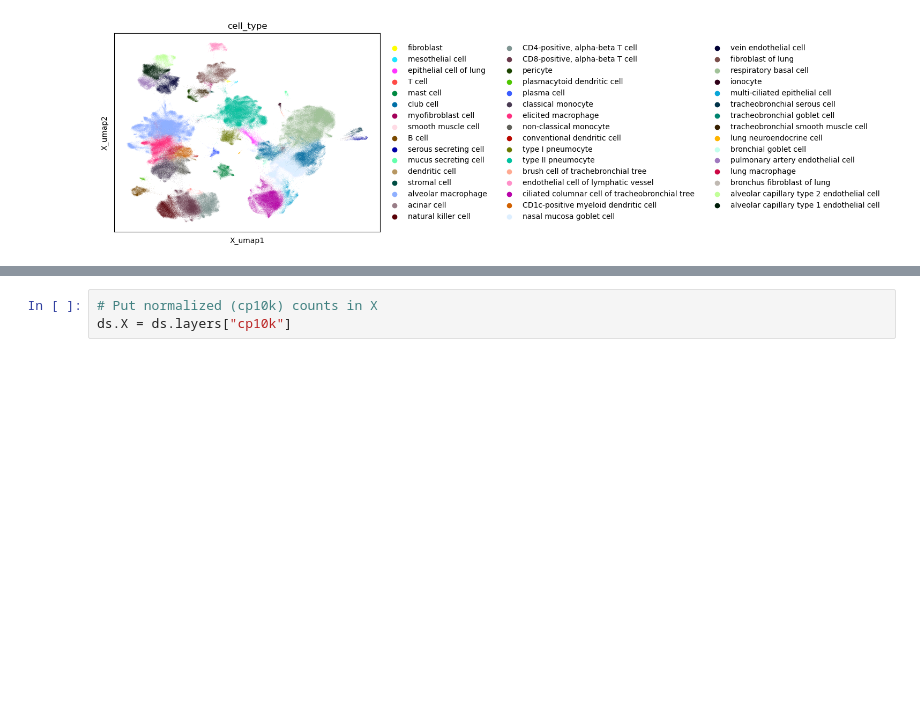
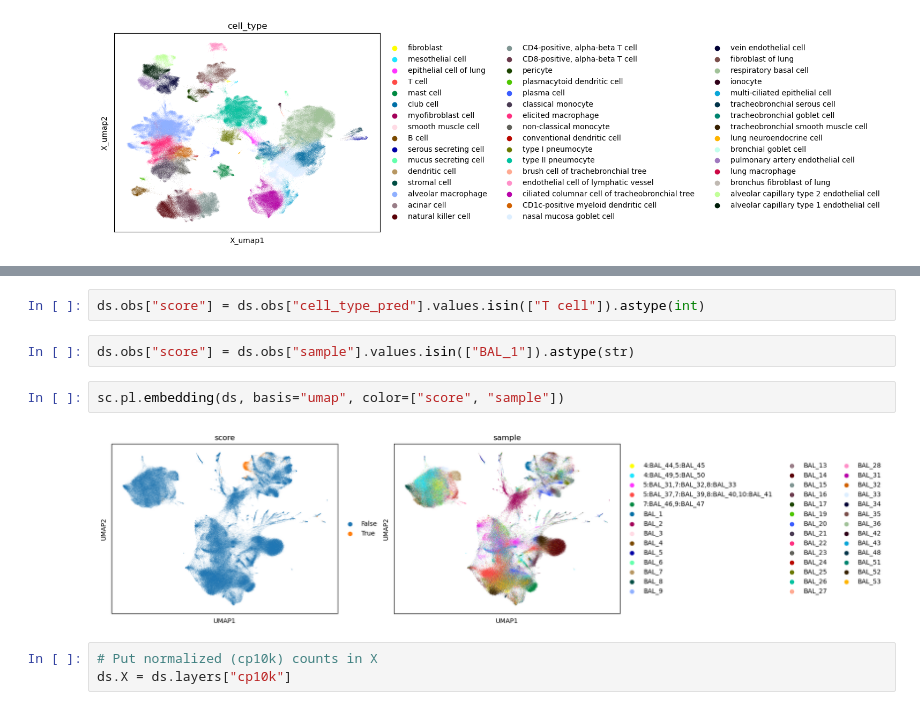
Before and after one commit to saliba-lab/covid19-bal-atlas-integration, a Jupyter notebook: bin/EDA.ipynb, the cells around one changed output, grey strips where cells are left out. Cells and saved outputs as stored; diff of their text form; blank space fills up the shorter version.

```diff
--- a/bin/EDA.ipynb
+++ b/bin/EDA.ipynb
@@ -32,3 +56,11 @@ sc.tl.umap(ds)
+# %%
+ds.obs["score"] = ds.obs["cell_type_pred"].values.isin(["T cell"]).astype(int)
+# %%
+ds.obs["score"] = ds.obs["sample"].values.isin(["BAL_1"]).astype(str)
+# %%
+sc.pl.embedding(ds, basis="umap", color=["score", "sample"])
+# %% [output]
+[figure, added]
 # %%
 # Put normalized (cp10k) counts in X
 ds.X = ds.layers["cp10k"]
```
Also changed, not shown: parts of 12 cells of this notebook, 3 other files.
